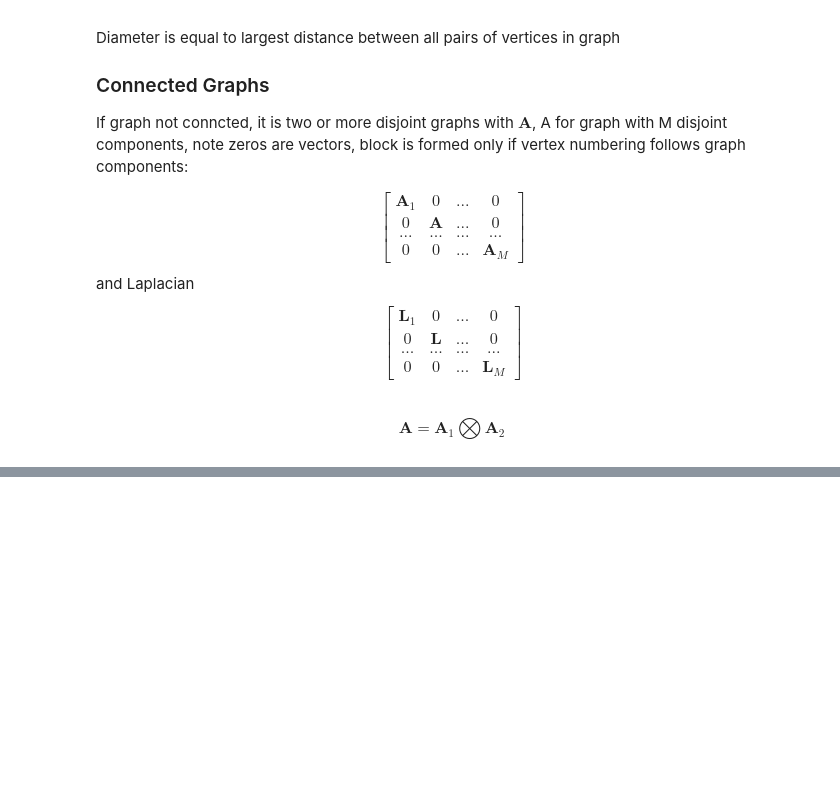
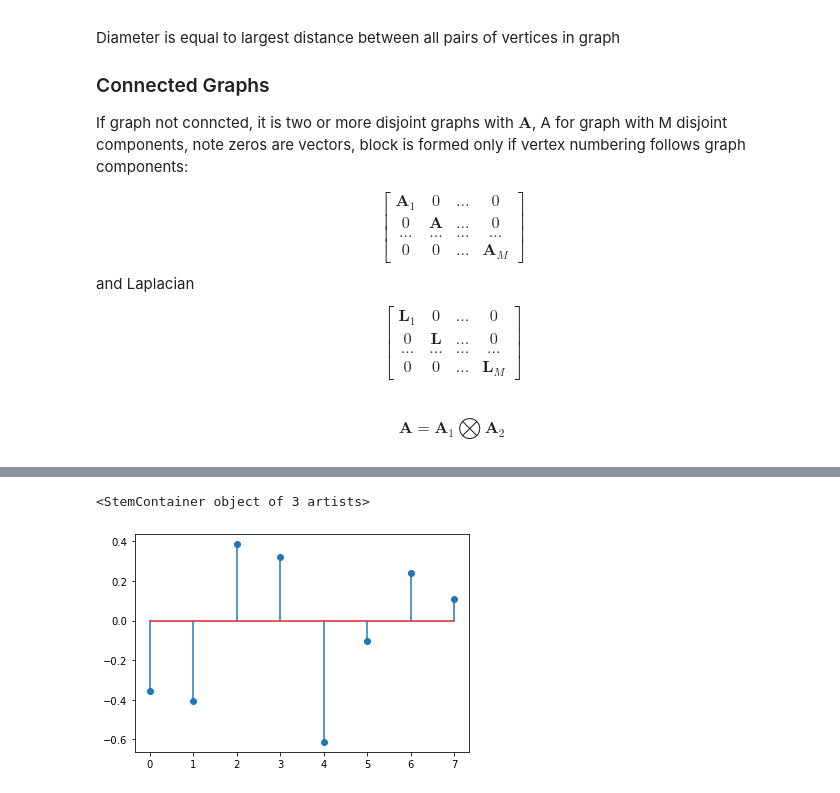
Before and after one commit to aadi350/Data-Science, a Jupyter notebook: matrix-graph.ipynb, the cells around one changed output, grey strips where cells are left out. Saved outputs shown, nothing was run; the diff lists cells and outputs as text; code cells hidden in the pictures; blank space fills up the shorter version.

```diff
--- a/matrix-graph.ipynb
+++ b/matrix-graph.ipynb
@@ -327,0 +479,5 @@ nx.draw(G_kron := nx.from_numpy_matrix(kron_prod))
+# %%
+plt.stem(L_eigenvectors[0])
+# %% [output]
+<StemContainer object of 3 artists>
+[figure, added]
```
Also changed, not shown: parts of 20 cells of this notebook, 1 other file.
